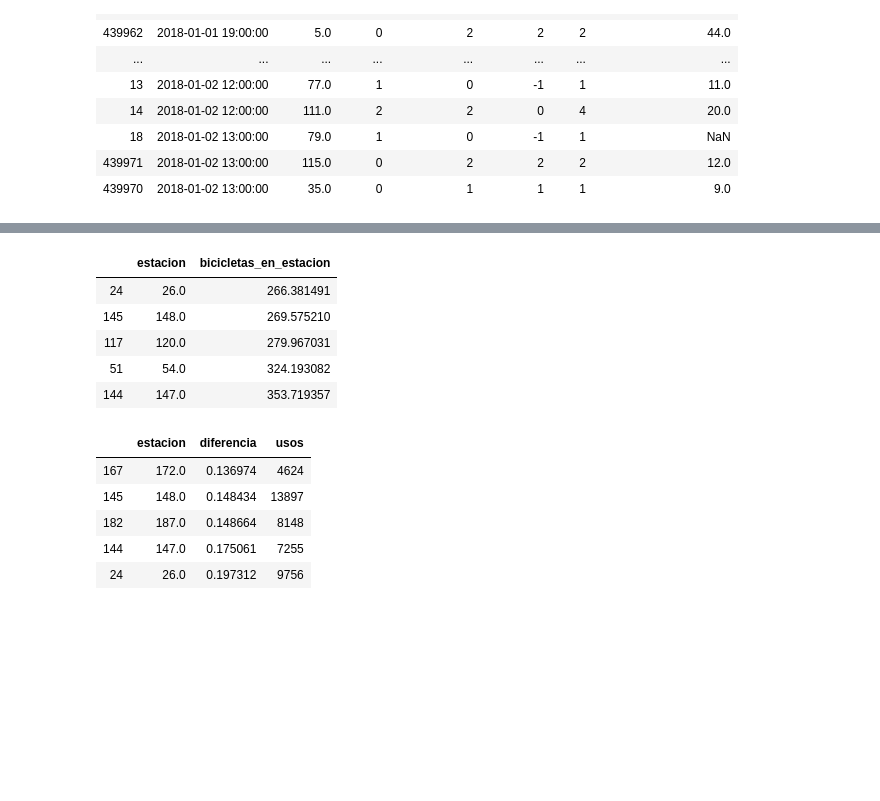
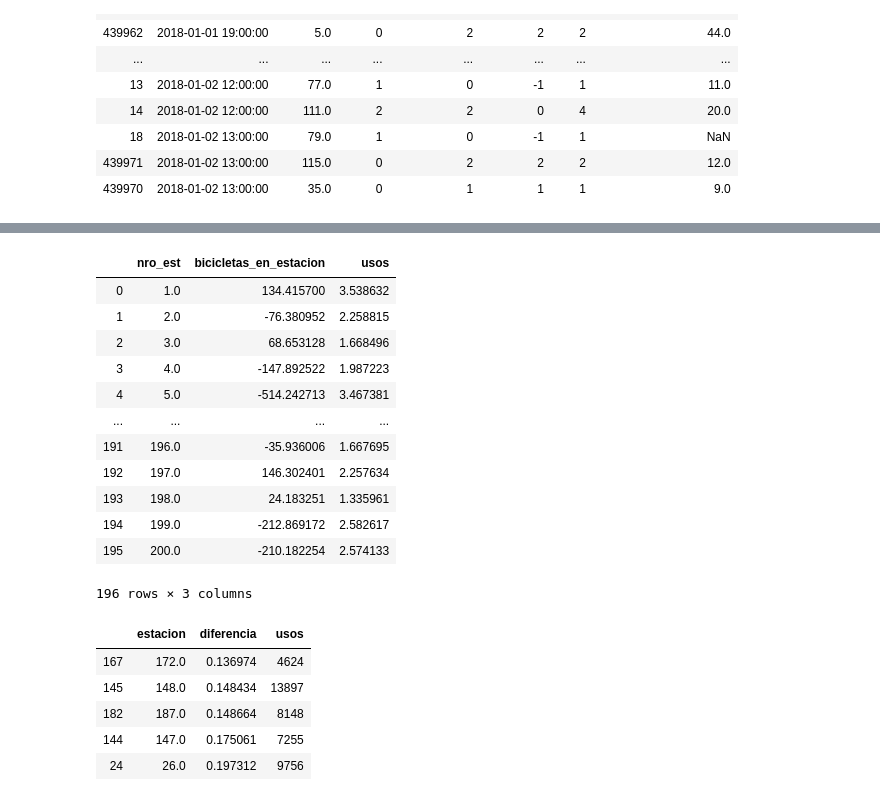
Before and after one commit to amorcecian/pfi, a Jupyter notebook: Dataset Analysis.ipynb, the cells around one changed output, grey strips where cells are left out. Drawn from its saved outputs; the diff is of its cells as text; code cells hidden in the pictures; blank space fills up the shorter version.

Commit message:
Adding the new calculation of used stations

```diff
--- a/Dataset Analysis.ipynb
+++ b/Dataset Analysis.ipynb
@@ -210,10 +229,18 @@ stations_times_full_df.head(20)
 # %%
-stations_avg_df = stations_times_full_df.groupby('estacion')['bicicletas_en_estacion'].mean().reset_index()
-stations_avg_df.sort_values('bicicletas_en_estacion').tail()
+stations_avg_df = stations_times_full_df.groupby('nro_est')['bicicletas_en_estacion','usos'].mean()
+stations_avg_df = stations_avg_df.sort_values('bicicletas_en_estacion').reset_index()
+stations_avg_df
 # %% [output]
-|  | estacion | bicicletas_en_estacion |
-| 24 | 26.0 | 266.381491 |
-| 145 | 148.0 | 269.575210 |
-| 117 | 120.0 | 279.967031 |
-| 51 | 54.0 | 324.193082 |
-| 144 | 147.0 | 353.719357 |
+|  | nro_est | bicicletas_en_estacion | usos |
+| 0 | 1.0 | 134.415700 | 3.538632 |
+| 1 | 2.0 | -76.380952 | 2.258815 |
+| 2 | 3.0 | 68.653128 | 1.668496 |
+| 3 | 4.0 | -147.892522 | 1.987223 |
+| 4 | 5.0 | -514.242713 | 3.467381 |
+| ... | ... | ... | ... |
+| 191 | 196.0 | -35.936006 | 1.667695 |
+| 192 | 197.0 | 146.302401 | 2.257634 |
+| 193 | 198.0 | 24.183251 | 1.335961 |
+| 194 | 199.0 | -212.869172 | 2.582617 |
+| 195 | 200.0 | -210.182254 | 2.574133 |
+196 rows × 3 columns
```
Also changed, not shown: parts of 8 cells of this notebook, 3 other files.
